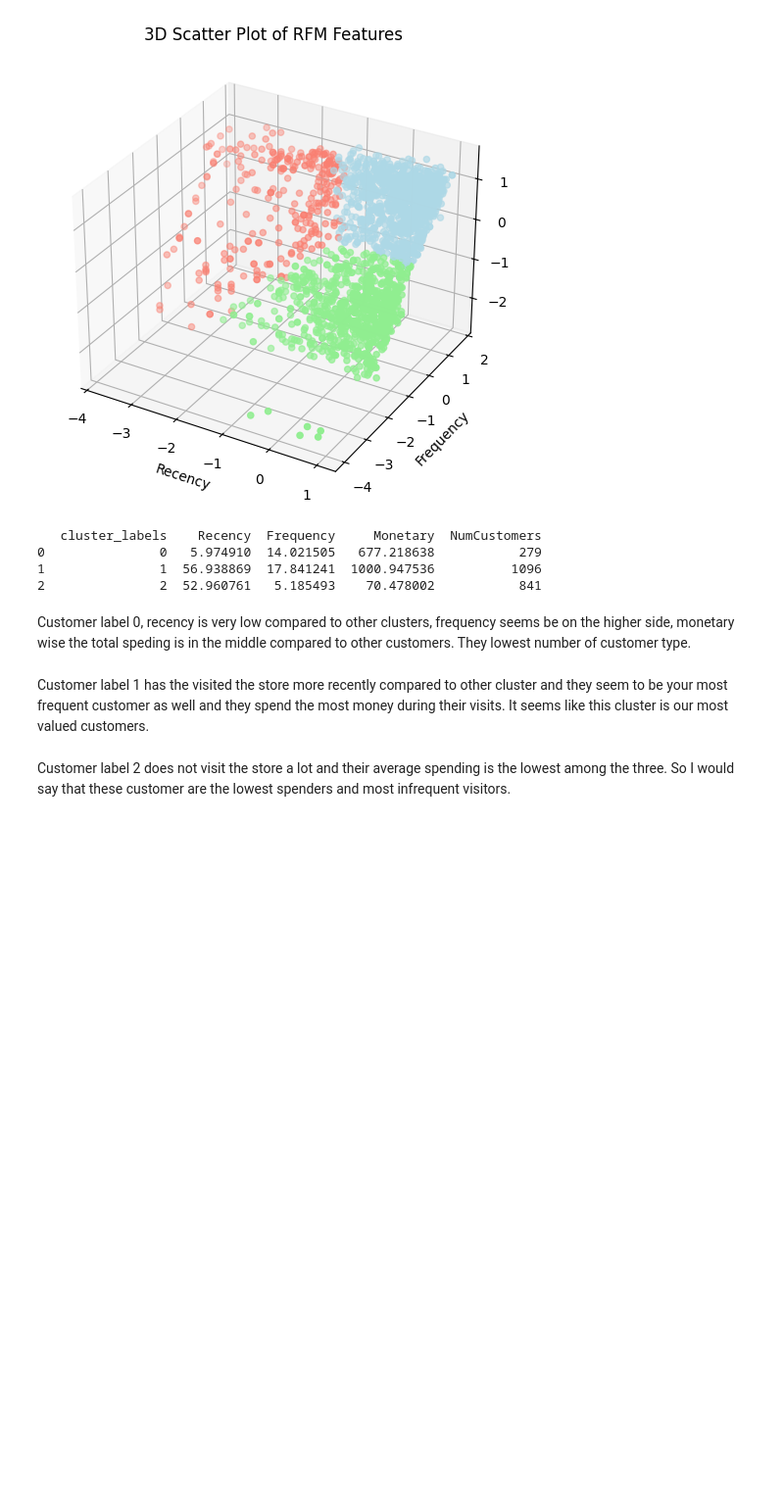
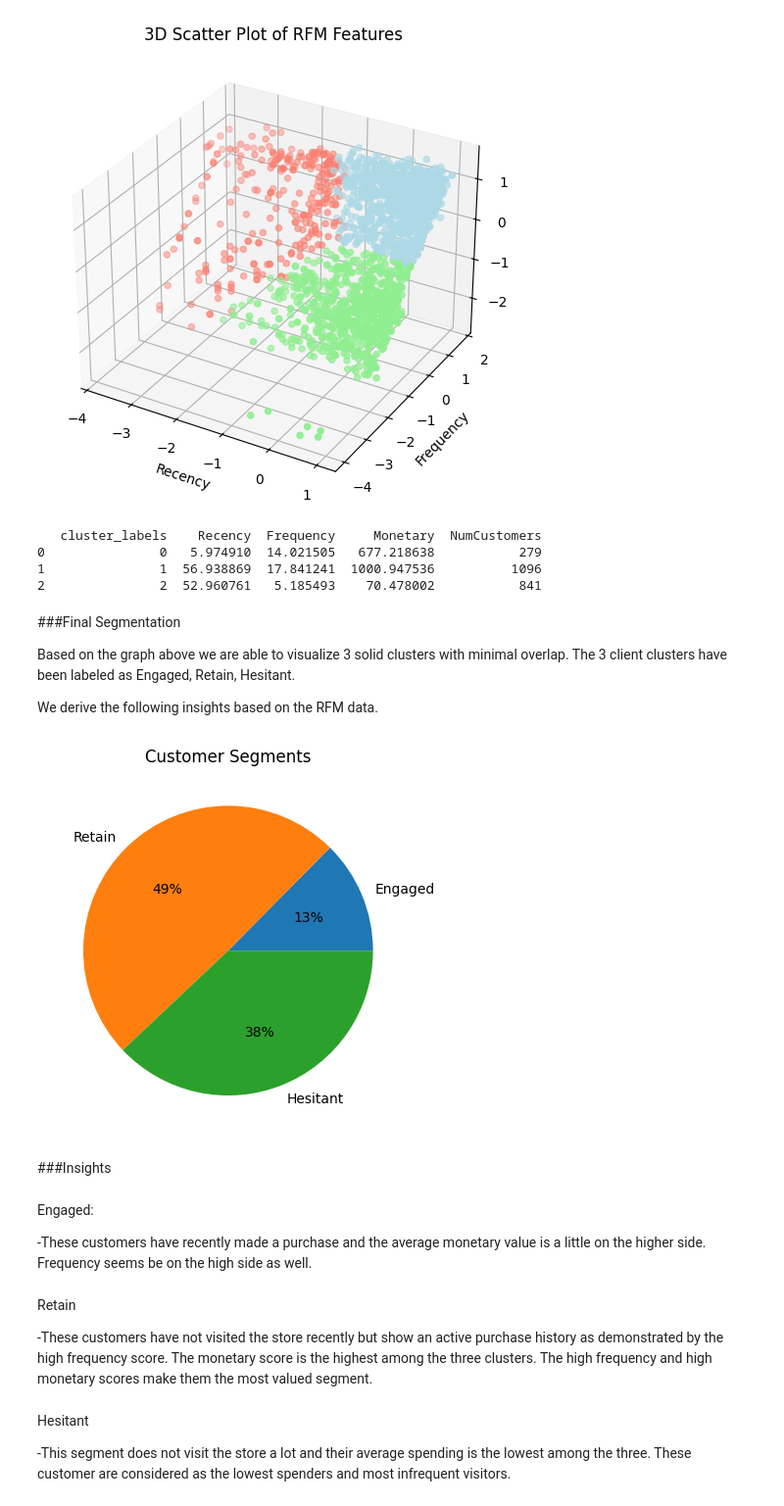
Before and after one commit to rodeledjan/Data_Science_and_Machine_Learning, a Jupyter notebook: MarketingCampaign.ipynb, the cells around one changed output. Shown at 98% size. Saved outputs shown, nothing was run; the diff lists cells and outputs as text; code cells hidden in the pictures; blank space fills up the shorter version.

```diff
--- a/MarketingCampaign.ipynb
+++ b/MarketingCampaign.ipynb
@@ -669,9 +670,38 @@ print(rfm_mean)
 0               0   5.974910  14.021505   677.218638           279
 1               1  56.938869  17.841241  1000.947536          1096
 2               2  52.960761   5.185493    70.478002           841
-# %% [markdown]
-Customer label 0, recency is very low compared to other clusters, frequency seems be on the higher side, monetary wise the total speding is in the middle compared to other customers.  They lowest number of customer type.
-# %% [markdown]
-Customer label 1 has the visited the store more recently compared to other cluster and they seem to be your most frequent customer as well and they spend the most money during their visits.  It seems like this cluster is our most valued customers.
+# %% [markdown]
+###Final Segmentation
+
+Based on the graph above we are able to visualize 3 solid clusters with minimal overlap.  The 3 client clusters have been labeled as Engaged, Retain, Hesitant.
+
+We derive the following insights based on the RFM data.
+# %%
+rfm_mean['RFM_Level'] = rfm_mean['cluster_labels'].map({
+    0: 'Engaged',
+    1: 'Retain',
+    2: 'Hesitant'
+})
+
+plt.title('Customer Segments')
+plt.pie(rfm_mean.NumCustomers,
+        labels=rfm_mean.RFM_Level.value_counts().index,
+        autopct='%.0f%%')
+
+plt.show()
+# %% [output]
+[figure, added]
+# %% [markdown]
+###Insights
+# %% [markdown]
+Engaged:
+
+-These customers have recently made a purchase and the average monetary value is a little on the higher side. Frequency seems be on the high side as well.
+# %% [markdown]
+Retain
+
+-These customers have not visited the store recently but show an active purchase history as demonstrated by the high frequency score.  The monetary score is the highest among the three clusters.  The high frequency and high monetary scores make them the most valued segment.
 # %% [markdown]
-Customer label 2 does not visit the store a lot and their average spending is the lowest among the three.  So I would say that these customer are the lowest spenders and most infrequent visitors.
+Hesitant
+
+-This segment does not visit the store a lot and their average spending is the lowest among the three.  These customer are considered as the lowest spenders and most infrequent visitors.
```
Also changed, not shown: parts of 4 cells of this notebook.
